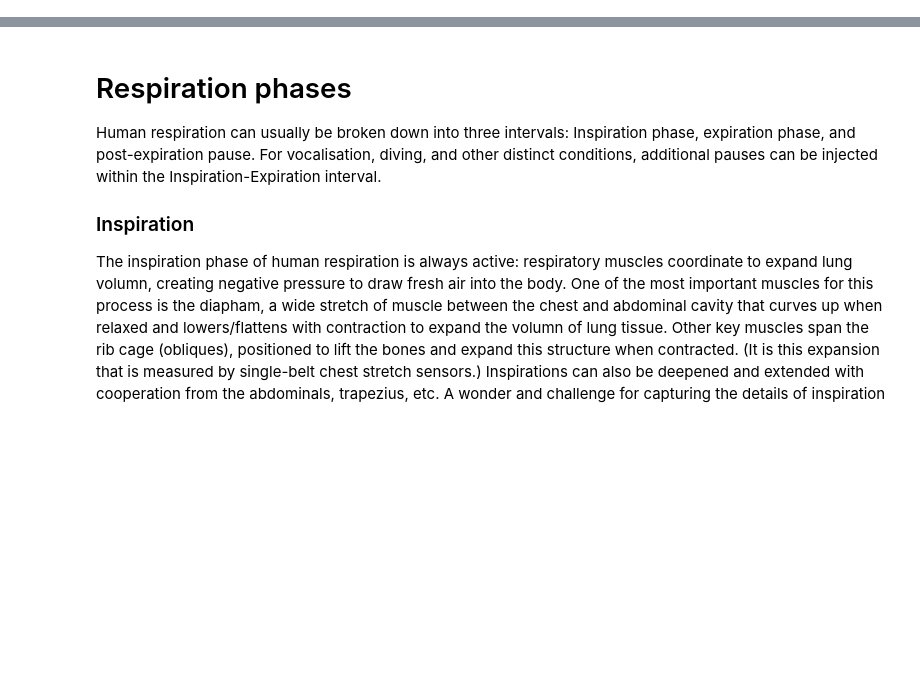
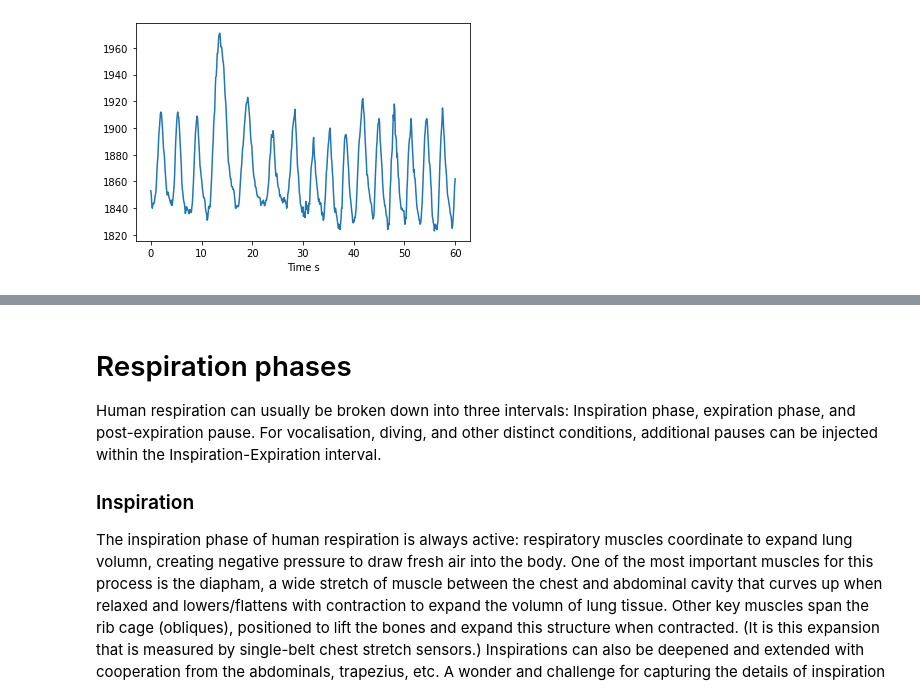
Before and after one commit to finn42/respydemo, a Jupyter notebook: Respy_Intro.ipynb, the cells around one changed output, grey strips where cells are left out. Saved outputs shown, nothing was run; the diff lists cells and outputs as text; code cells hidden in the pictures; blank space fills up the shorter version.

Commit message:
Temp demo files

```diff
--- a/Respy_Intro.ipynb
+++ b/Respy_Intro.ipynb
@@ -20,0 +43,17 @@ This notebook uses a set of demo respiraton recordings to demonstrate the phase
+# %%
+# sample recording of a single participant
+# listening to short music clips while standing
+data_loc = './demo_data/'
+sf = 10
+df = pd.DataFrame()
+df['Time s'] = np.arange(5001)/sf
+df['Speakers']= pd.read_csv(data_loc + 'Listening_Speakers.csv')
+# df['Headphones']= pd.read_csv(data_loc + 'Listening_Headphones.csv')
+df=df.set_index('Time s',drop = True)
+# %%
+sample_dur = 60 # index is in seconds
+sig = df.loc[0:sample_dur,'Speakers']
+sig.plot()
+plt.show()
+# %% [output]
+[figure, added]
```
Also changed, not shown: parts of 16 cells of this notebook, 9 other files.
